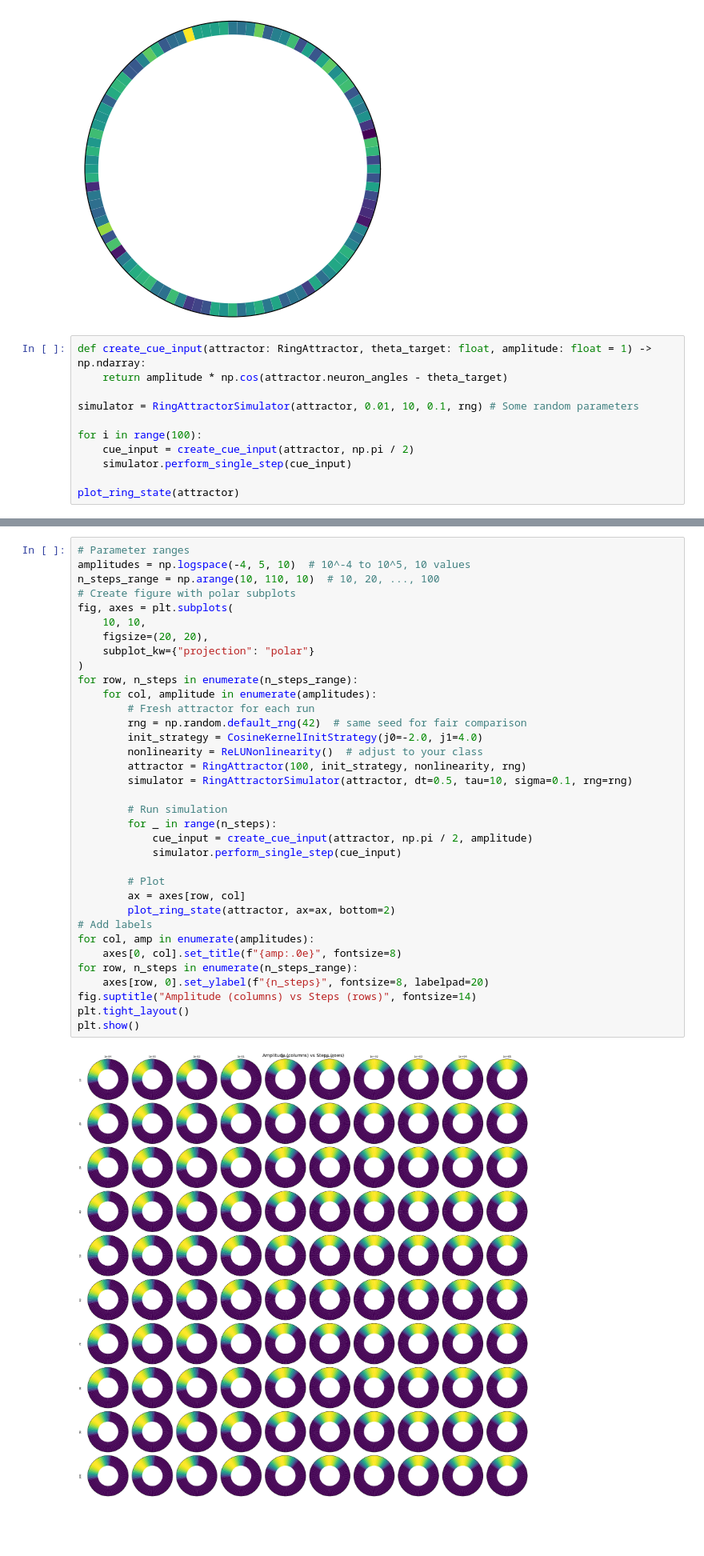
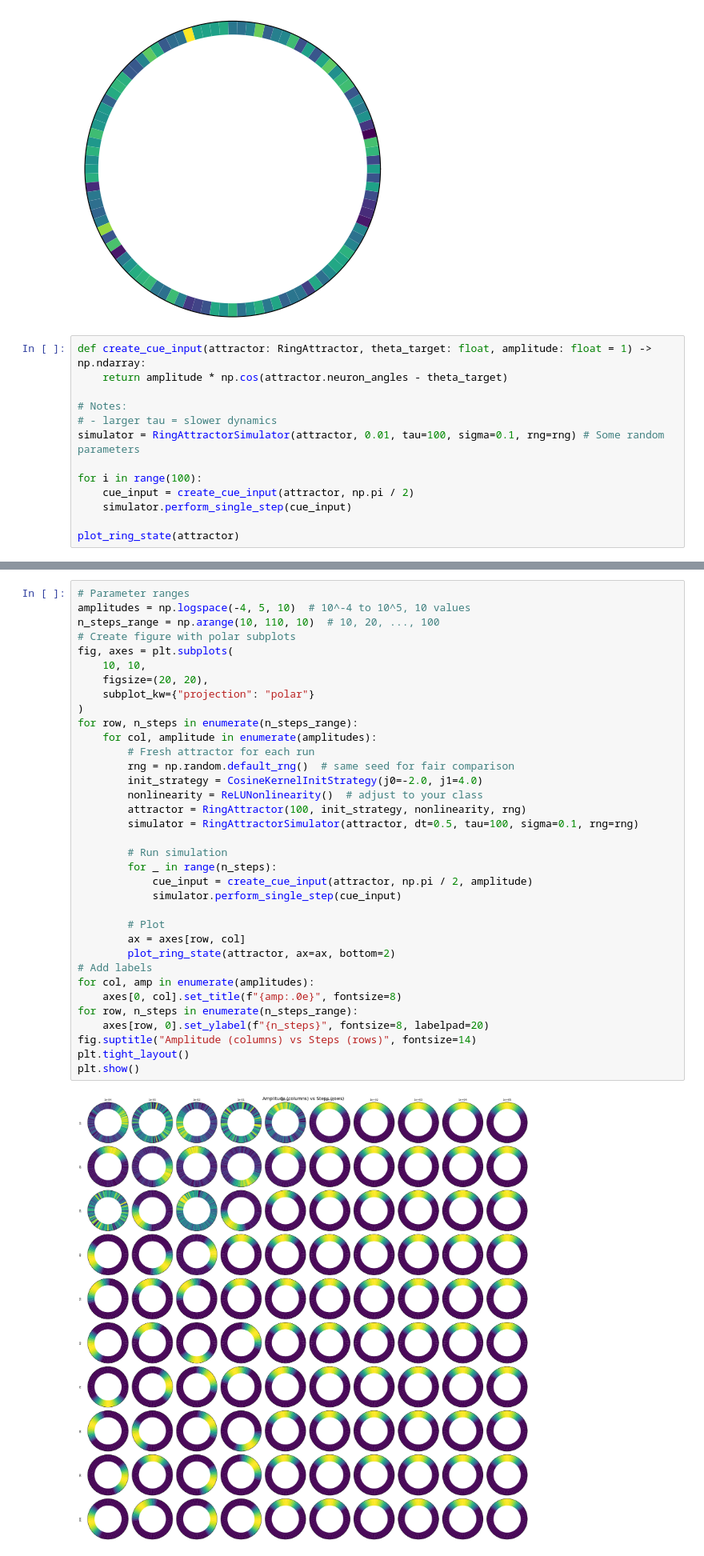
Before and after one commit to yotam180/ring-attractor-project, a Jupyter notebook: notebooks/01_rate_ring_demo.ipynb, the cells around one changed output, grey strips where cells are left out. Shown at 80% size. Drawn from its saved outputs; the diff is of its cells as text; blank space fills up the shorter version.

```diff
--- a/notebooks/01_rate_ring_demo.ipynb
+++ b/notebooks/01_rate_ring_demo.ipynb
@@ -29,7 +29,9 @@ plot_ring_state(attractor)
 def create_cue_input(attractor: RingAttractor, theta_target: float, amplitude: float = 1) -> np.ndarray:
     return amplitude * np.cos(attractor.neuron_angles - theta_target)
 
-simulator = RingAttractorSimulator(attractor, 0.01, 10, 0.1, rng) # Some random parameters
+# Notes:
+# - larger tau = slower dynamics
+simulator = RingAttractorSimulator(attractor, 0.01, tau=100, sigma=0.1, rng=rng) # Some random parameters
 
 for i in range(100):
     cue_input = create_cue_input(attractor, np.pi / 2)
@@ -46,33 +48,33 @@ n_steps_range = np.arange(10, 110, 10)  # 10, 20, ..., 100
 # Create figure with polar subplots
 fig, axes = plt.subplots(
     10, 10,
     figsize=(20, 20),
     subplot_kw={"projection": "polar"}
 )
 for row, n_steps in enumerate(n_steps_range):
     for col, amplitude in enumerate(amplitudes):
         # Fresh attractor for each run
-        rng = np.random.default_rng(42)  # same seed for fair comparison
+        rng = np.random.default_rng()  # same seed for fair comparison
         init_strategy = CosineKernelInitStrategy(j0=-2.0, j1=4.0)
         nonlinearity = ReLUNonlinearity()  # adjust to your class
         attractor = RingAttractor(100, init_strategy, nonlinearity, rng)
-        simulator = RingAttractorSimulator(attractor, dt=0.5, tau=10, sigma=0.1, rng=rng)
+        simulator = RingAttractorSimulator(attractor, dt=0.5, tau=100, sigma=0.1, rng=rng)
 
         # Run simulation
         for _ in range(n_steps):
             cue_input = create_cue_input(attractor, np.pi / 2, amplitude)
             simulator.perform_single_step(cue_input)
 
         # Plot
         ax = axes[row, col]
         plot_ring_state(attractor, ax=ax, bottom=2)
 # Add labels
 for col, amp in enumerate(amplitudes):
     axes[0, col].set_title(f"{amp:.0e}", fontsize=8)
 for row, n_steps in enumerate(n_steps_range):
     axes[row, 0].set_ylabel(f"{n_steps}", fontsize=8, labelpad=20)
 fig.suptitle("Amplitude (columns) vs Steps (rows)", fontsize=14)
 plt.tight_layout()
 plt.show()
 # %% [output]
-[figure, old version]
+[figure, new version]
```
Also changed, not shown: parts of 2 cells of this notebook, 3 other files.
